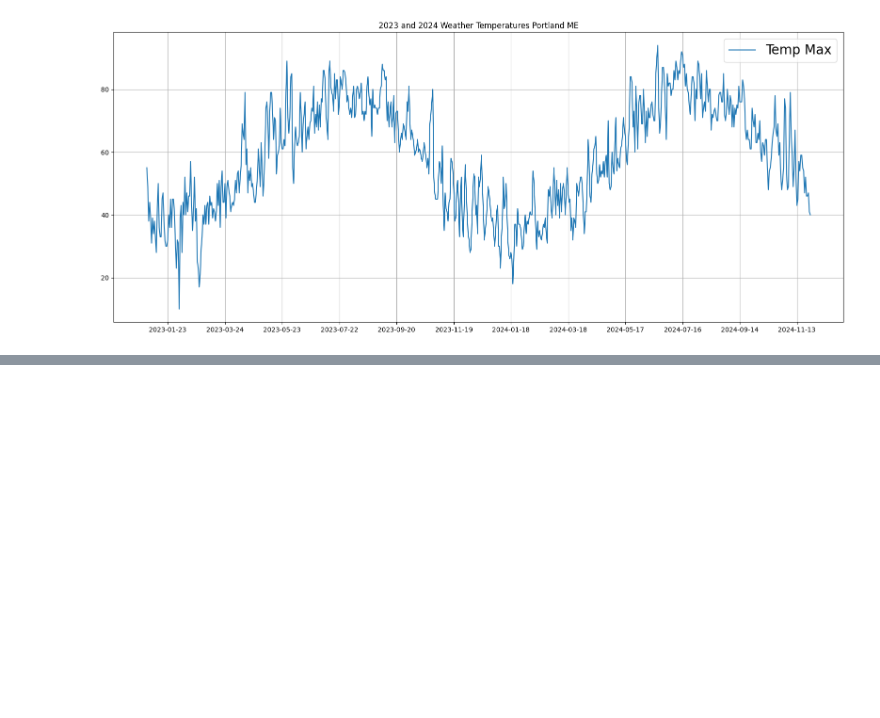
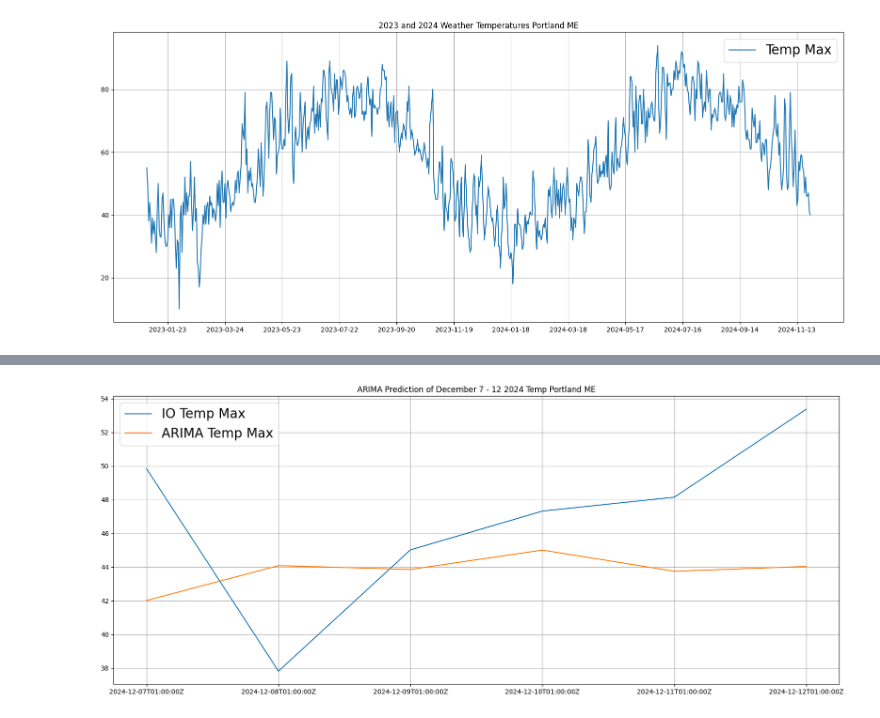
Before and after one commit to LouisV821/DATA_SCIENCE_6150, a Jupyter notebook: Code/ForcastARIMA.ipynb, the cells around one changed output, grey strips where cells are left out. Saved outputs shown, nothing was run; the diff lists cells and outputs as text; code cells hidden in the pictures; blank space fills up the shorter version.

```diff
--- a/Code/ForcastARIMA.ipynb
+++ b/Code/ForcastARIMA.ipynb
@@ -81,0 +139,7 @@ forecast.plot()
+# %%
+# Get our tomorrow IO prediction of the next 5 days of real time.
+with open('..\\Data\\PortlandForcast.json', encoding='utf-8') as inputfile:
+    IOdata = pd.read_json("..\\Data\\PortlandForcast.json")
+
+IOdata = pd.DataFrame(IOdata.timelines.daily)
+IOdata
@@ -81,0 +154,24 @@ forecast.plot()
+# %%
+# Model all our data for a future prediction
+model = SARIMAX(merge["TMAX"][:len(merge)], order = (5, 1, 0), seasonal_order =(2, 1, 1, 30))
+
+result = model.fit()
+
+# Predict the next 5 days of December 2024
+forecastDec5 = result.predict(start = len(merge),  end = len(merge) + 5,  typ = 'linear')
+# %%
+# get all our tomorrow IO temps and convert to fahrenheit
+temps = []
+for x in IOdata["values"]:
+    temps.append((9/5)*((x["temperatureMax"])+32))
+# %%
+# Plot our model prediction of the next 5 days ve Tomorrow IOs own forecast
+fig, ax = plt.subplots(1, figsize = (20, 8))
+ax.grid()
+plt.plot(IOdata["time"], temps, label = "IO Temp Max")
+plt.plot(IOdata["time"], forecastDec5, label = "ARIMA Temp Max")
+plt.title("ARIMA Prediction of December 7 - 12 2024 Temp Portland ME")
+plt.legend(fontsize = 20)
+plt.show()
+# %% [output]
+[figure, added]
```
Also changed, not shown: parts of 16 cells of this notebook.
